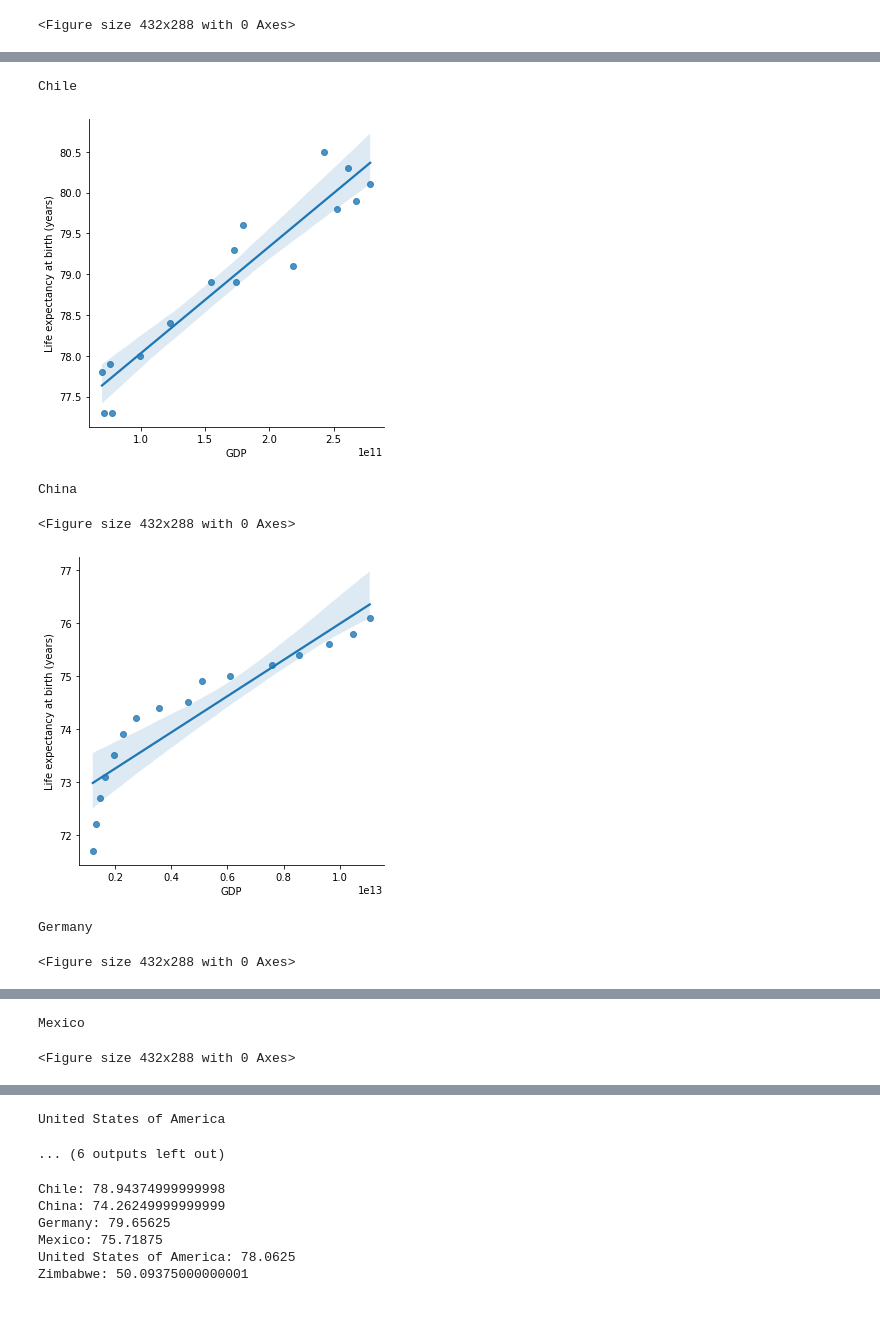
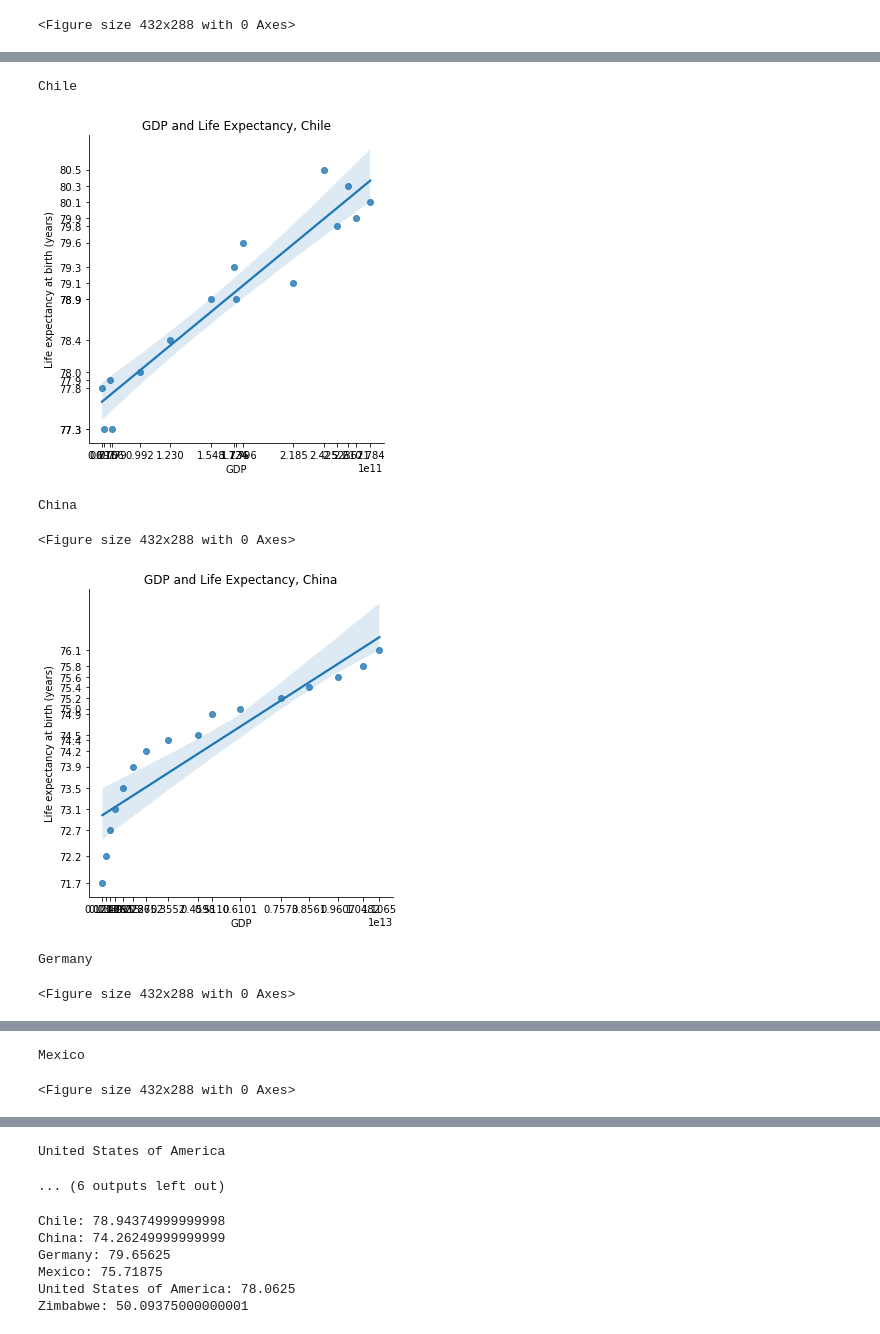
Before and after one commit to dliuu/gdp-lifeExpectancy-practice, a Jupyter notebook: life_expectancy_gdp.ipynb, the cells around one changed output, grey strips where cells are left out. Drawn from its saved outputs; the diff is of its cells as text; code cells hidden in the pictures.

```diff
--- a/life_expectancy_gdp.ipynb
+++ b/life_expectancy_gdp.ipynb
@@ -55,6 +56,13 @@ plt.clf()
 for country in df.Country.unique():
     print(country)
     sns.lmplot(x='Year', y='GDP', data=df[df.Country == country])
+
+    plt.title('GDP Over Time, ' + country)
+    plt.xlabel('Year')
+    plt.xticks(df[df.Country == country]['Year'])
+    plt.ylabel('GDP')
+    plt.yticks(df[df.Country == country]['GDP'])
+
     plt.show()
     plt.clf()
 # %% [output]
@@ -75,6 +83,13 @@ United States of America
 for country in df.Country.unique():
     print(country)
     sns.lmplot(x='Year', y='Life expectancy at birth (years)', data=df[df.Country == country])
+
+    plt.title('Life Expectancy Over Time, ' + country)
+    plt.xlabel('Year')
+    plt.xticks(df[df.Country == country]['Year'])
+    plt.ylabel('Life expectancy at birth (years)')
+    plt.yticks(df[df.Country == country]['Life expectancy at birth (years)'])
+
     plt.show()
     plt.clf()
 # %% [output]
@@ -94,14 +109,21 @@ United States of America
 # %%
 for country in df.Country.unique():
     print(country)
     sns.lmplot(x='GDP', y='Life expectancy at birth (years)', data=df[df.Country == country])
+
+    plt.title('GDP and Life Expectancy, ' + country)
+    plt.xlabel('GDP')
+    plt.xticks(df[df.Country == country]['GDP'])
+    plt.ylabel('Life expectancy at birth (years)')
+    plt.yticks(df[df.Country == country]['Life expectancy at birth (years)'])
+
     plt.show()
     plt.clf()
 # %% [output]
 Chile
-[figure, old version]
+[figure, new version]
 China
 <Figure size 432x288 with 0 Axes>
-[figure, old version]
+[figure, new version]
 Germany
 <Figure size 432x288 with 0 Axes>
```
Also changed, not shown: parts of 5 cells of this notebook.
